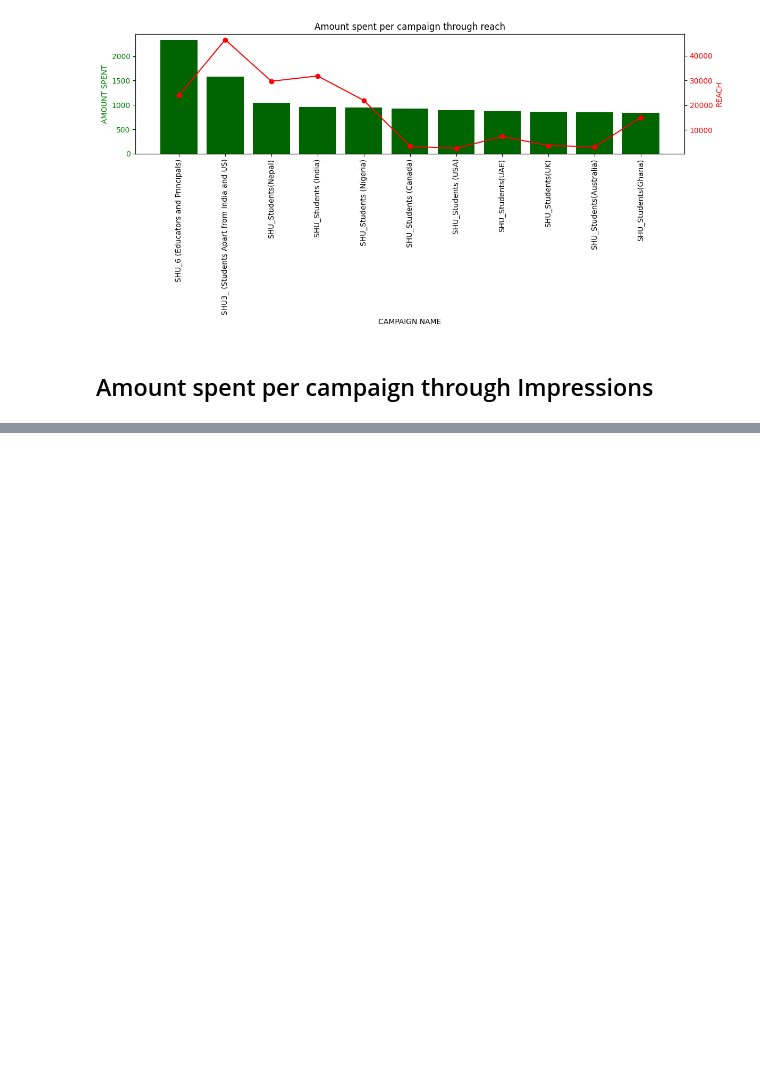
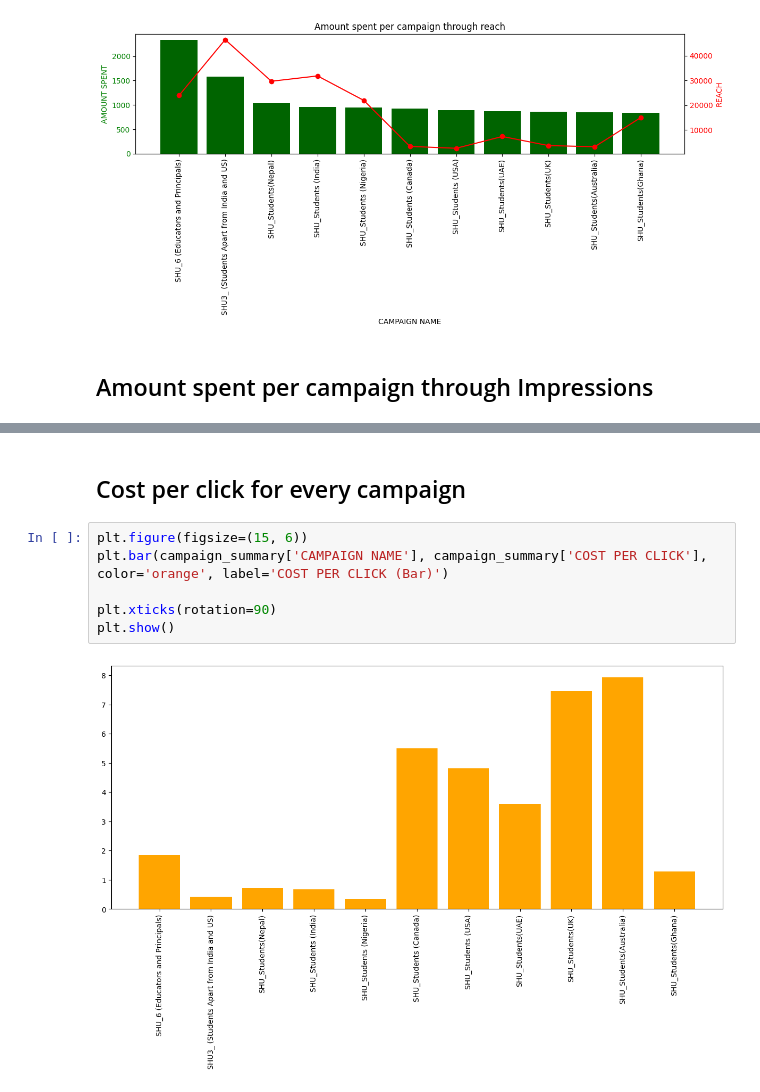
Before and after one commit to bakar-01/My-Dataanalysis, a Jupyter notebook: Revise_market_data.ipynb, the cells around one changed output, grey strips where cells are left out. Drawn from its saved outputs; the diff is of its cells as text; blank space fills up the shorter version.

```diff
--- a/Revise_market_data.ipynb
+++ b/Revise_market_data.ipynb
@@ -217,0 +218,10 @@ plt.show()
+# %% [markdown]
+## Cost per click for every campaign
+# %%
+plt.figure(figsize=(15, 6))
+plt.bar(campaign_summary['CAMPAIGN NAME'], campaign_summary['COST PER CLICK'], color='orange', label='COST PER CLICK (Bar)')
+
+plt.xticks(rotation=90)
+plt.show()
+# %% [output]
+[figure, added]
```
Also changed, not shown: parts of 2 cells of this notebook.
